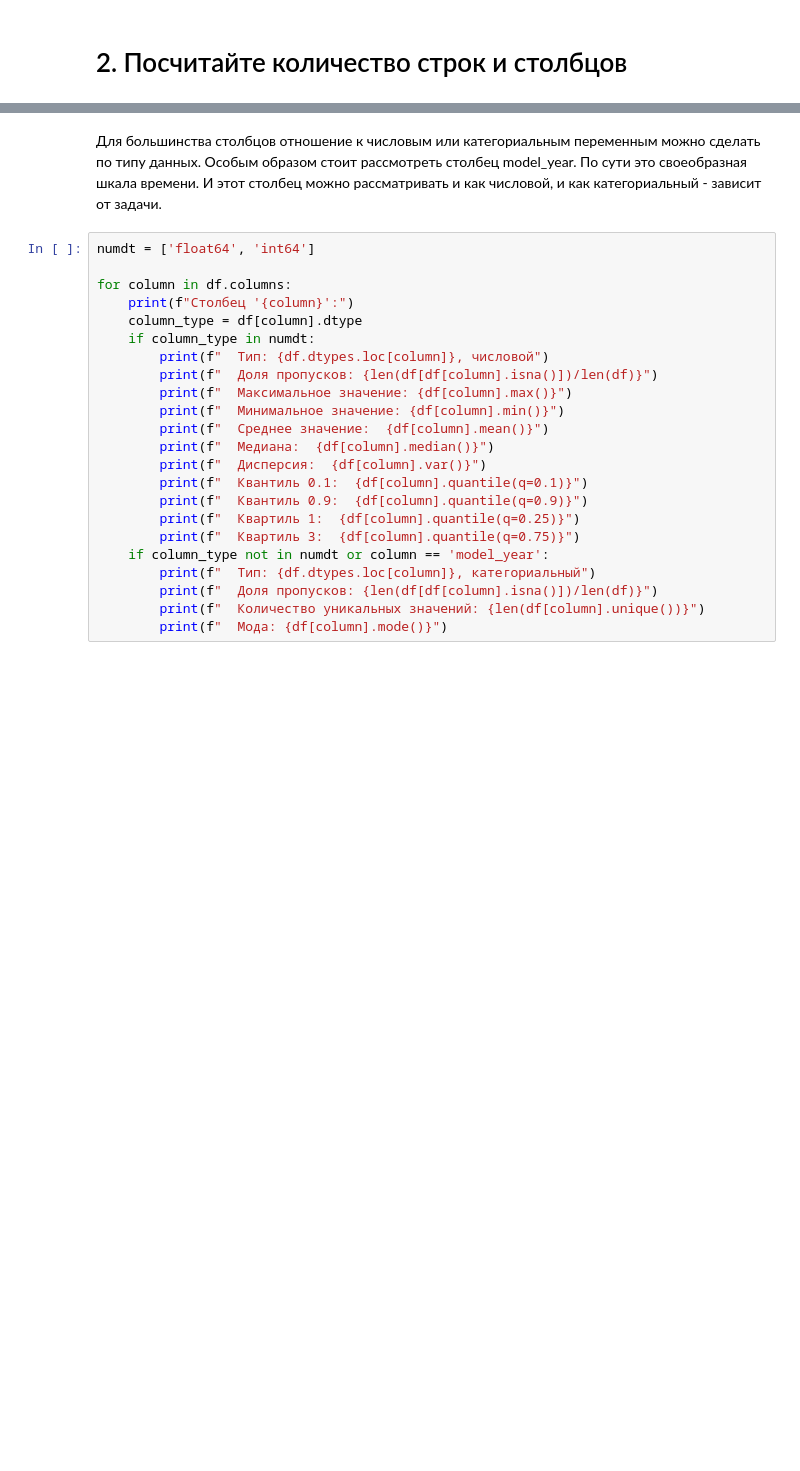
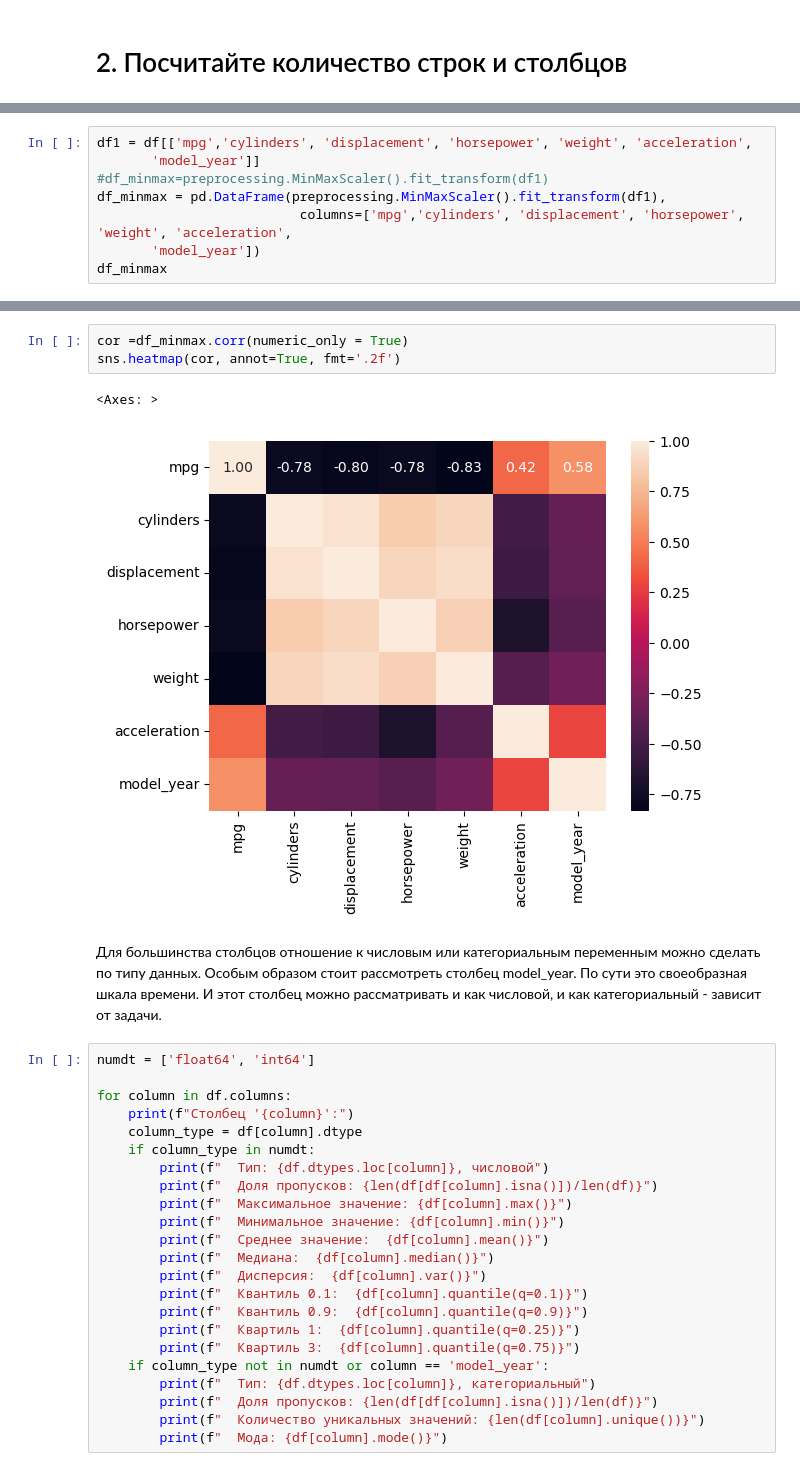
Before and after one commit to igel2000/ml-inno-hw, a Jupyter notebook: 1.Math/1.99.MathItog/1.99.MathItog.ipynb, the cells around one changed output, grey strips where cells are left out. Saved outputs shown, nothing was run; the diff lists cells and outputs as text; blank space fills up the shorter version.

```diff
--- a/1.Math/1.99.MathItog/1.99.MathItog.ipynb
+++ b/1.Math/1.99.MathItog/1.99.MathItog.ipynb
@@ -110,0 +110,8 @@ print(f'Количество строк в наборе: {len(df)}')
+# %%
+df1 = df[['mpg','cylinders', 'displacement', 'horsepower', 'weight', 'acceleration',
+       'model_year']]
+#df_minmax=preprocessing.MinMaxScaler().fit_transform(df1)
+df_minmax = pd.DataFrame(preprocessing.MinMaxScaler().fit_transform(df1),
+                          columns=['mpg','cylinders', 'displacement', 'horsepower', 'weight', 'acceleration',
+       'model_year'])
+df_minmax
@@ -111,3 +132,9 @@ print(f'Количество строк в наборе: {len(df)}')
+# %%
+cor =df_minmax.corr(numeric_only = True)
+sns.heatmap(cor, annot=True, fmt='.2f')
+# %% [output]
+<Axes: >
+[figure, added]
 # %% [markdown]
 Для большинства столбцов отношение к числовым или категориальным переменным можно сделать по типу данных.
 Особым образом стоит рассмотреть столбец model_year. По сути это своеобразная шкала времени. И этот столбец можно рассматривать и как числовой, и как категориальный - зависит от задачи.
```
Also changed, not shown: parts of 21 cells of this notebook.
